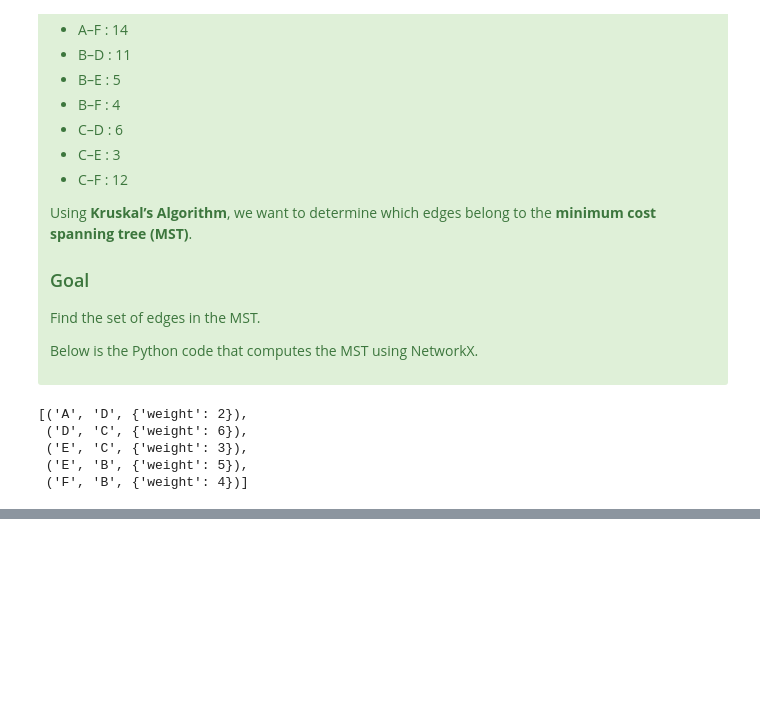
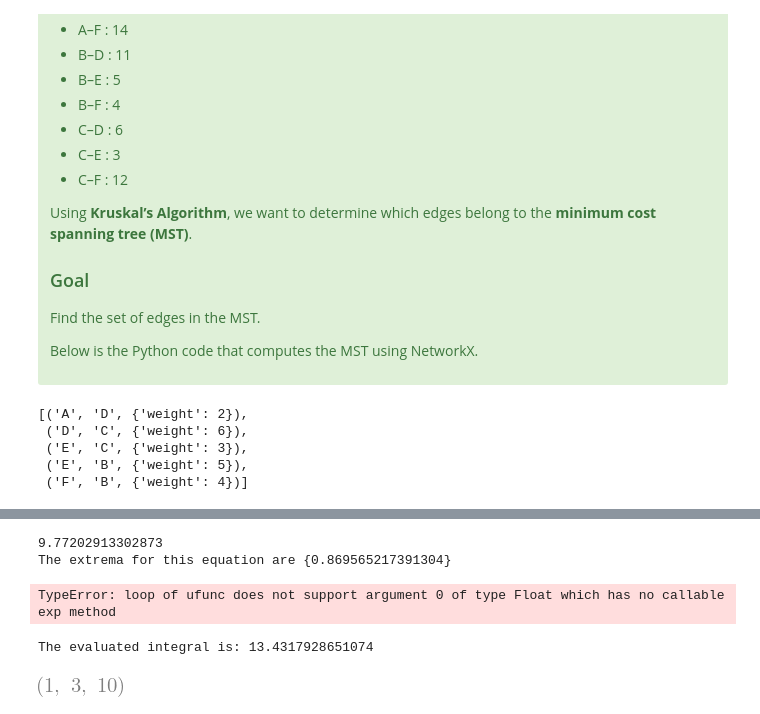
Before and after one commit to timpark99/timpark99.github.io, a Jupyter notebook: msds400/final_practice.ipynb, the cells around one changed output, grey strips where cells are left out. Saved outputs shown, nothing was run; the diff lists cells and outputs as text; code cells hidden in the pictures; blank space fills up the shorter version.

```diff
--- a/msds400/final_practice.ipynb
+++ b/msds400/final_practice.ipynb
@@ -521,0 +614,57 @@ mst_edges
+# %%
+import sympy as sp
+print(sp.exp(2.3*.87) / .87**2)
+t = sp.Symbol('t')
+w = sp.exp(2.3*t) / t**2
+
+w_t = sp.lambdify(t, w)
+w_diff = w.diff(t)
+
+roots = sp.solveset(sp.Eq(w_diff, 0), t)
+print(f"The extrema for this equation are {roots}")
+
+for root in roots:
+    val_at_root = w_t(root)
+    print(f"After {root} years the value is {val_at_root}")
+# %% [output]
+9.77202913302873
+The extrema for this equation are {0.869565217391304}
+TypeError: loop of ufunc does not support argument 0 of type Float which has no callable exp method
+# %%
+import sympy as sp
+
+# Define the variable and the integrand
+t = sp.Symbol('t')
+integrand = 1.3 * sp.exp(.03*t)
+
+# Calculate the definite integral from 0 to 9
+result = sp.integrate(integrand, (t, 0, 9))
+
+# Print the result
+print("The evaluated integral is:", result)
+# %% [output]
+The evaluated integral is: 13.4317928651074
+# %%
+import sympy as sp
+
+# Variables
+x = sp.symbols('x', real=True)
+y = 4 - x   # constraint x + y = 4
+
+# Cost function
+P = -x**2 - y**2 + 2*x + 6*y
+
+# Derivative of cost w.r.t x
+dP_dx = sp.diff(P, x)
+
+# Solve for critical point
+crit = sp.solve(sp.Eq(dP_dx, 0), x)
+
+# Compute optimal x, y, and cost
+x_opt = crit[0]
+y_opt = 4 - x_opt
+P_opt = P.subs(x, x_opt)
+
+x_opt, y_opt, P_opt
+# %% [output]
+[figure, added]
```
Also changed, not shown: parts of 13 cells of this notebook, 14 other files.
